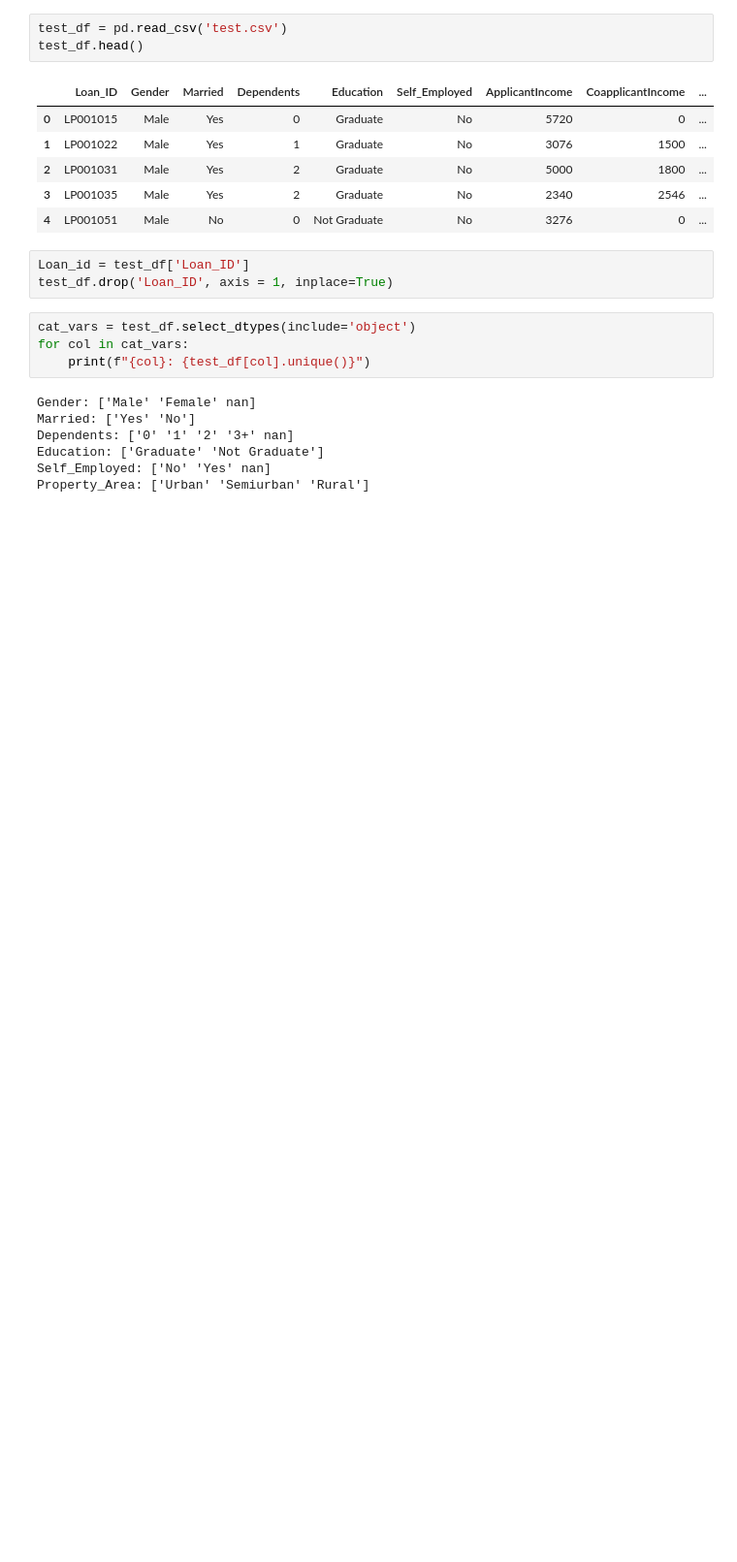
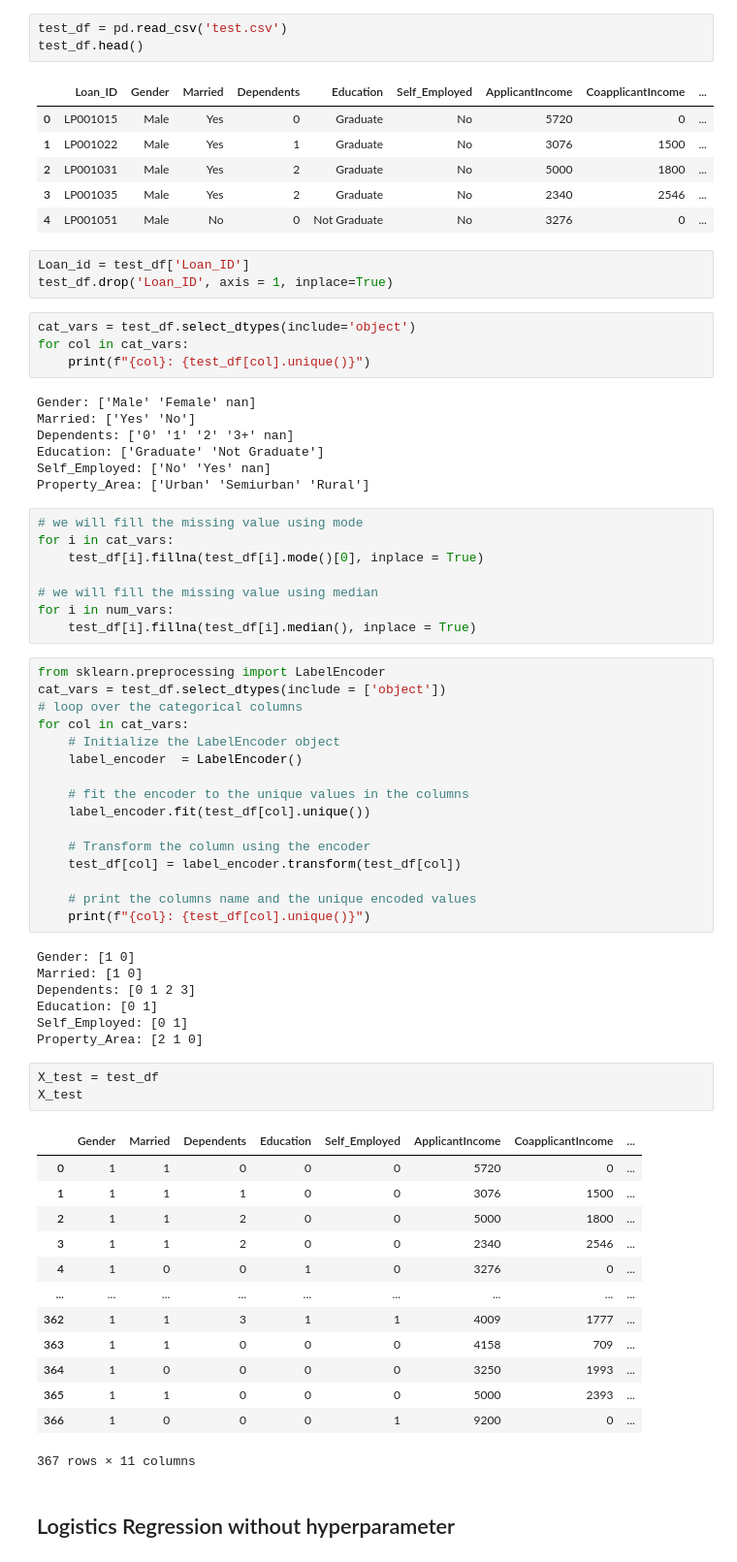
Before and after one commit to pankaj7322/Loan-Prediction, a Jupyter notebook: loan_prediction_new.ipynb, the cells around one changed output. Shown at 97% size. Saved outputs shown, nothing was run; the diff lists cells and outputs as text; blank space fills up the shorter version.

```diff
--- a/loan_prediction_new.ipynb
+++ b/loan_prediction_new.ipynb
@@ -691,3 +673,53 @@ Dependents: ['0' '1' '2' '3+' nan]
 Education: ['Graduate' 'Not Graduate']
 Self_Employed: ['No' 'Yes' nan]
 Property_Area: ['Urban' 'Semiurban' 'Rural']
+# %%
+# we will fill the missing value using mode
+for i in cat_vars:
+    test_df[i].fillna(test_df[i].mode()[0], inplace = True)
+
+# we will fill the missing value using median
+for i in num_vars:
+    test_df[i].fillna(test_df[i].median(), inplace = True)
+# %%
+from sklearn.preprocessing import LabelEncoder
+cat_vars = test_df.select_dtypes(include = ['object'])
+# loop over the categorical columns
+for col in cat_vars:
+    # Initialize the LabelEncoder object
+    label_encoder  = LabelEncoder()
+
+    # fit the encoder to the unique values in the columns
+    label_encoder.fit(test_df[col].unique())
+
+    # Transform the column using the encoder
+    test_df[col] = label_encoder.transform(test_df[col])
+
+    # print the columns name and the unique encoded values
+    print(f"{col}: {test_df[col].unique()}")
+# %% [output]
+Gender: [1 0]
+Married: [1 0]
+Dependents: [0 1 2 3]
+Education: [0 1]
+Self_Employed: [0 1]
+Property_Area: [2 1 0]
+# %%
+X_test = test_df
+X_test
+# %% [output]
+|  | Gender | Married | Dependents | Education | Self_Employed | ApplicantIncome | CoapplicantIncome | ... |
+| 0 | 1 | 1 | 0 | 0 | 0 | 5720 | 0 | ... |
+| 1 | 1 | 1 | 1 | 0 | 0 | 3076 | 1500 | ... |
+| 2 | 1 | 1 | 2 | 0 | 0 | 5000 | 1800 | ... |
+| 3 | 1 | 1 | 2 | 0 | 0 | 2340 | 2546 | ... |
+| 4 | 1 | 0 | 0 | 1 | 0 | 3276 | 0 | ... |
+| ... | ... | ... | ... | ... | ... | ... | ... | ... |
+| 362 | 1 | 1 | 3 | 1 | 1 | 4009 | 1777 | ... |
+| 363 | 1 | 1 | 0 | 0 | 0 | 4158 | 709 | ... |
+| 364 | 1 | 0 | 0 | 0 | 0 | 3250 | 1993 | ... |
+| 365 | 1 | 1 | 0 | 0 | 0 | 5000 | 2393 | ... |
+| 366 | 1 | 0 | 0 | 0 | 1 | 9200 | 0 | ... |
+367 rows × 11 columns
+# %% [markdown]
+## Logistics Regression without hyperparameter
```
Also changed, not shown: parts of 32 cells of this notebook, 4 other files.
